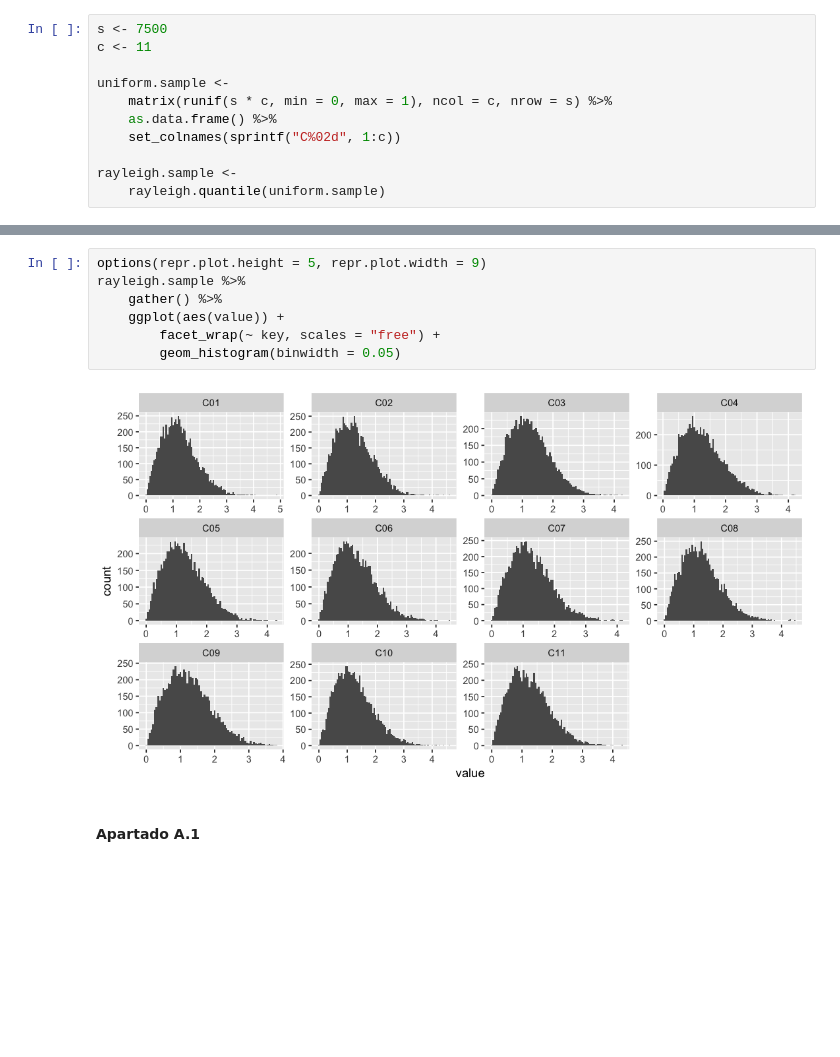
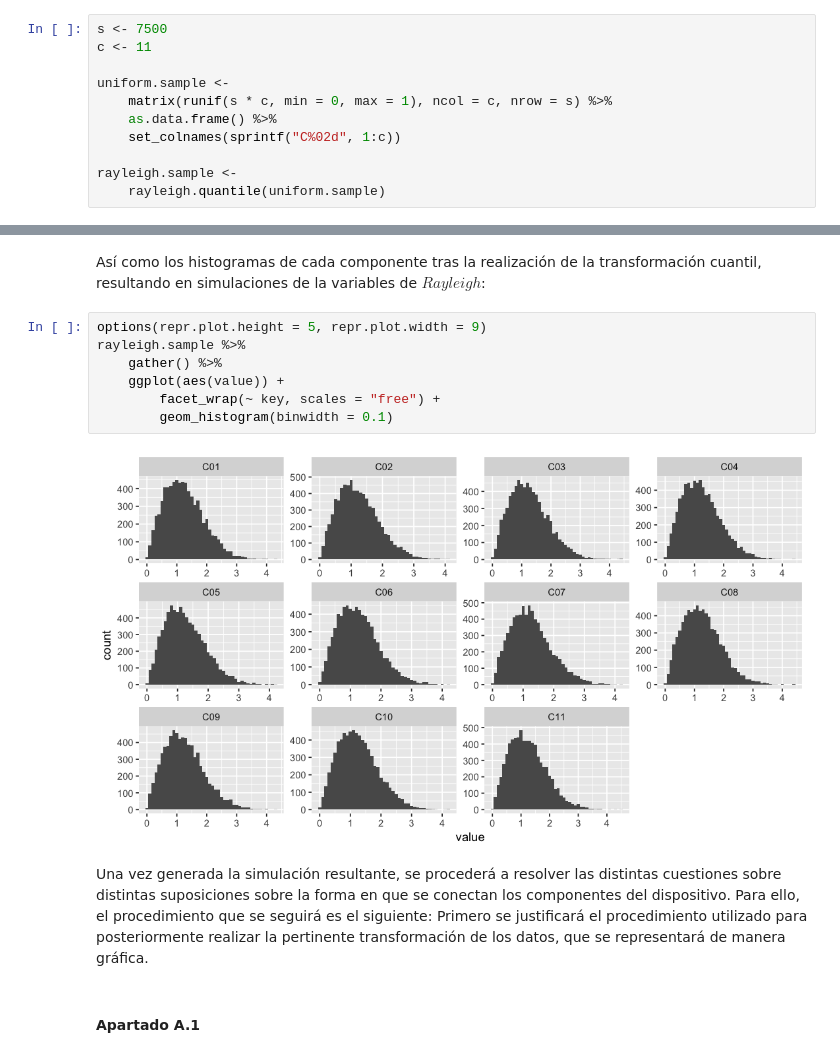
Before and after one commit to garciparedes/monte-carlo-simulation-rayleigh-distribution, a Jupyter notebook: monte-carlo-simulation-of-rayleigh-distribution.ipynb, the cells around one changed output, grey strips where cells are left out. Drawn from its saved outputs; the diff is of its cells as text; blank space fills up the shorter version.

```diff
--- a/monte-carlo-simulation-of-rayleigh-distribution.ipynb
+++ b/monte-carlo-simulation-of-rayleigh-distribution.ipynb
@@ -128,12 +175,16 @@ uniform.sample %>%
+# %% [markdown]
+Así como los histogramas de cada componente tras la realización de la transformación cuantil, resultando en simulaciones de la variables de $Rayleigh$:
 # %%
 options(repr.plot.height = 5, repr.plot.width = 9)
 rayleigh.sample %>%
     gather() %>%
     ggplot(aes(value)) +
         facet_wrap(~ key, scales = "free") +
-        geom_histogram(binwidth = 0.05)
+        geom_histogram(binwidth = 0.1)
 # %% [output]
-[figure, old version]
+[figure, new version]
+# %% [markdown]
+Una vez generada la simulación resultante, se procederá a resolver las distintas cuestiones sobre distintas suposiciones sobre la forma en que se conectan los componentes del dispositivo. Para ello, el procedimiento que se seguirá es el siguiente: Primero se justificará el procedimiento utilizado para posteriormente realizar la pertinente transformación de los datos, que se representará de manera gráfica.
 # %% [markdown]
 #### Apartado A.1
 # %% [markdown]
```
Also changed, not shown: parts of 22 cells of this notebook.
